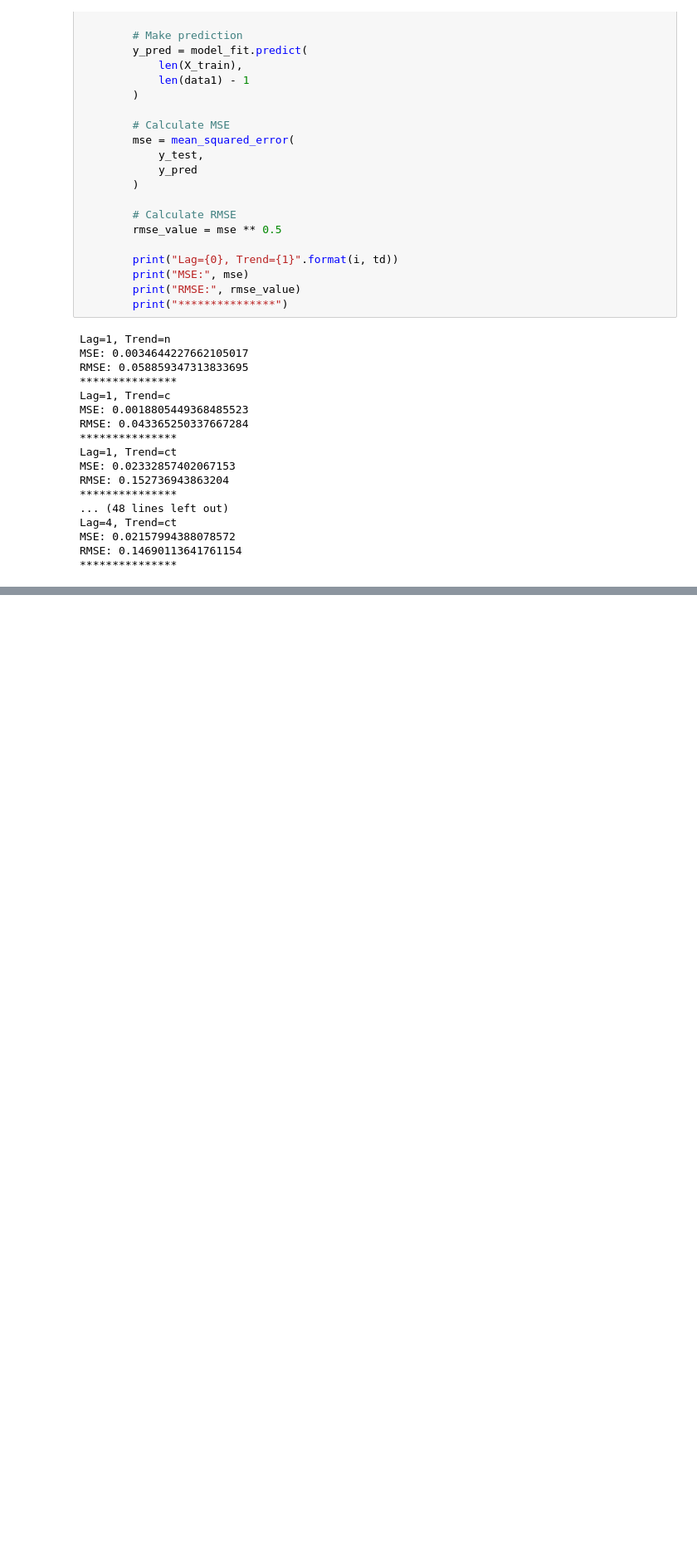
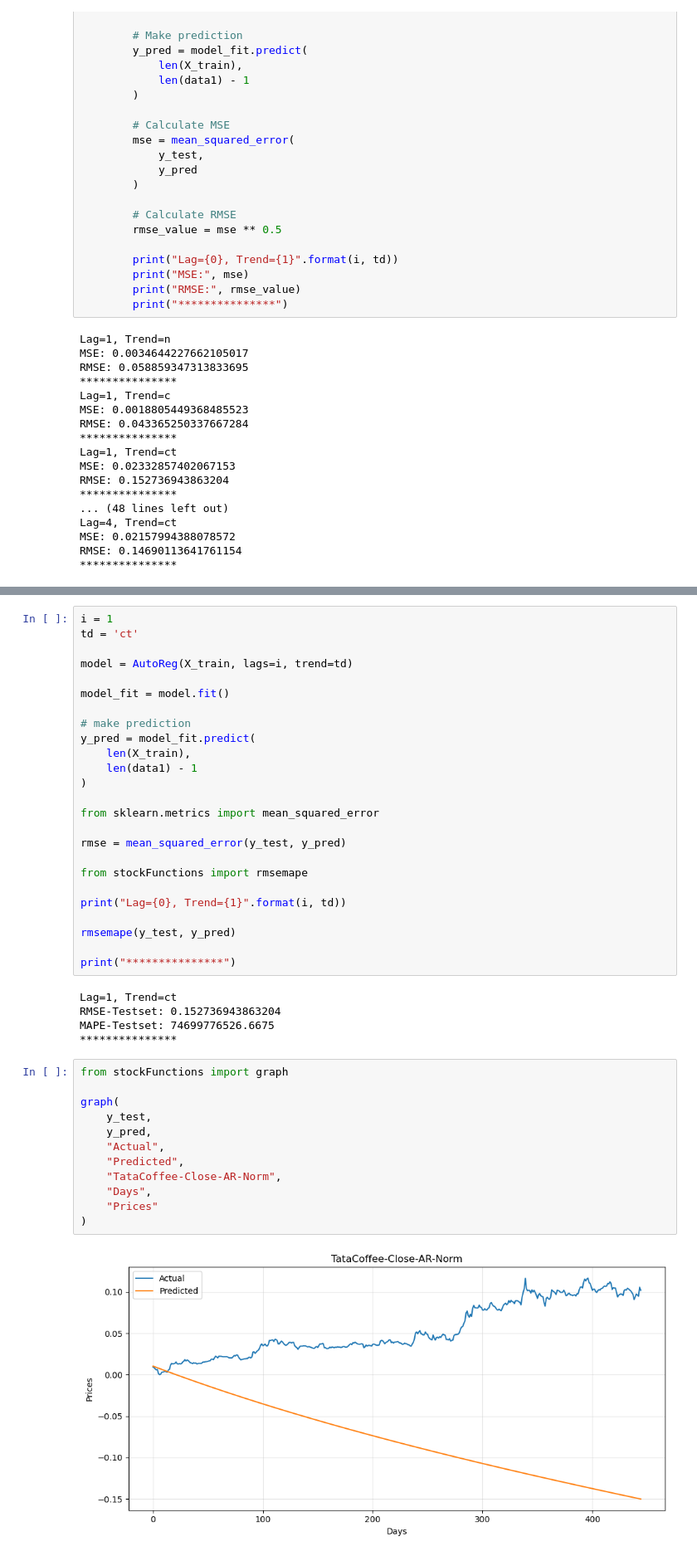
Before and after one commit to shameee09/Times-Series, a Jupyter notebook: Auto Regression.ipynb, the cells around one changed output, grey strips where cells are left out. Shown at 83% size. Drawn from its saved outputs; the diff is of its cells as text; blank space fills up the shorter version.

```diff
--- a/Auto Regression.ipynb
+++ b/Auto Regression.ipynb
@@ -124,0 +234,44 @@ graph(
+# %%
+i = 1
+td = 'ct'
+
+model = AutoReg(X_train, lags=i, trend=td)
+
+model_fit = model.fit()
+
+# make prediction
+y_pred = model_fit.predict(
+    len(X_train),
+    len(data1) - 1
+)
+
+from sklearn.metrics import mean_squared_error
+
+rmse = mean_squared_error(y_test, y_pred)
+
+from stockFunctions import rmsemape
+
+print("Lag={0}, Trend={1}".format(i, td))
+
+rmsemape(y_test, y_pred)
+
+print("***************")
+# %% [output]
+Lag=1, Trend=ct
+RMSE-Testset: 0.152736943863204
+MAPE-Testset: 74699776526.6675
+***************
+# %%
+from stockFunctions import graph
+
+graph(
+    y_test,
+    y_pred,
+    "Actual",
+    "Predicted",
+    "TataCoffee-Close-AR-Norm",
+    "Days",
+    "Prices"
+)
+# %% [output]
+[figure, added]
```
Also changed, not shown: parts of 7 cells of this notebook, 1 other file.
